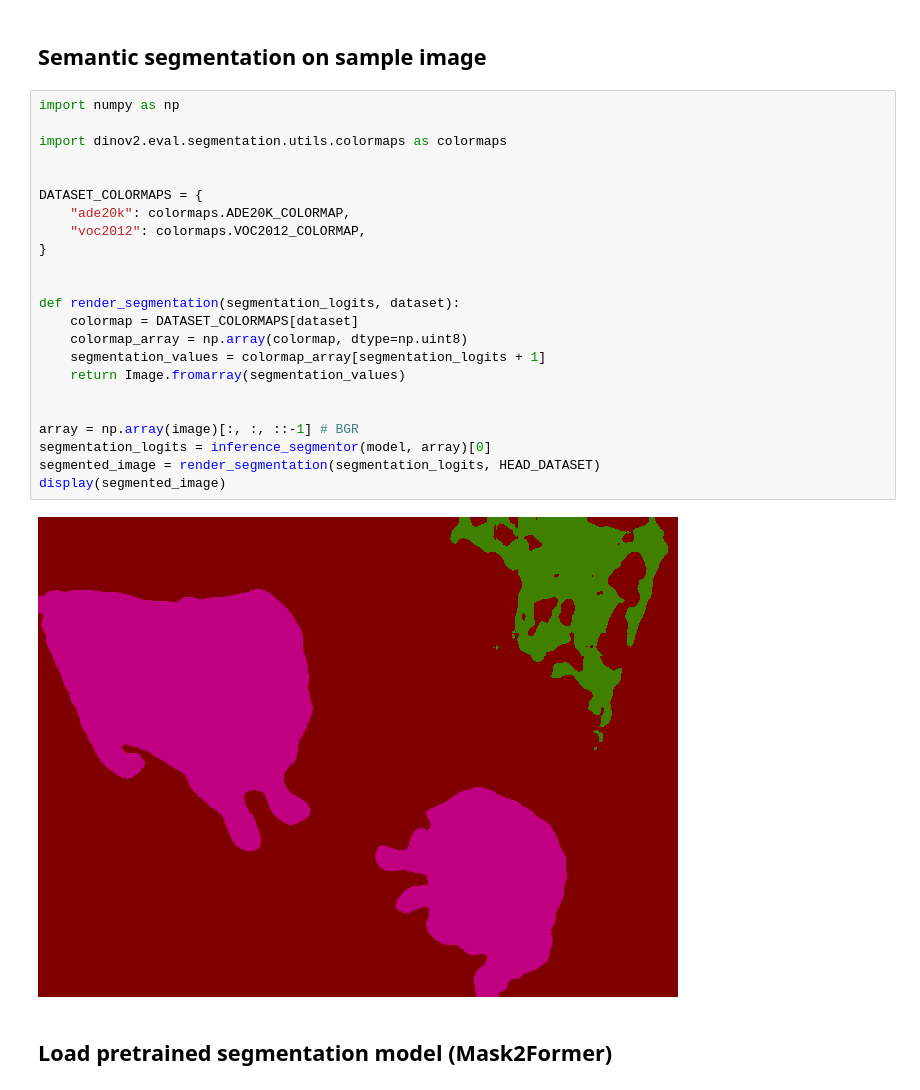
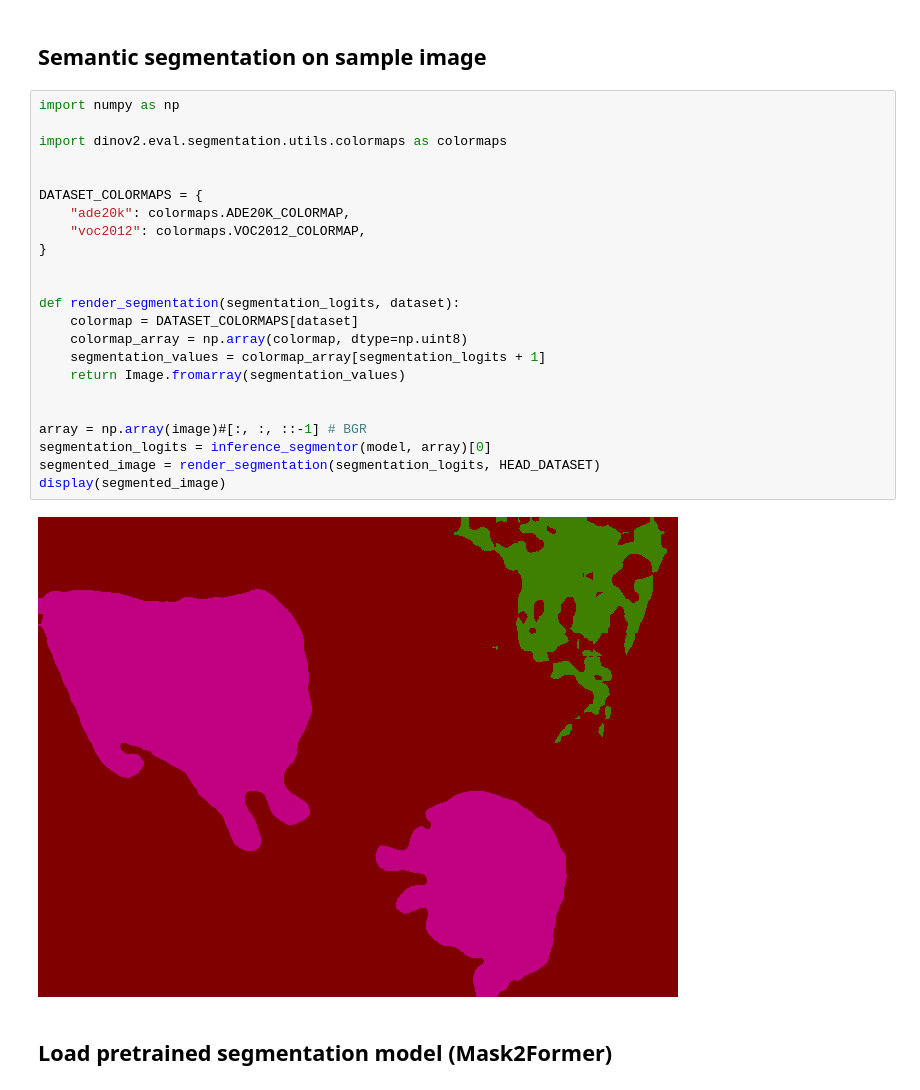
Before and after one commit to kerem-cekmeceli/Foundation-Models-for-Medical-Imagery, a Jupyter notebook: dinov2/semantic_segmentation.ipynb, the cells around one changed output. Cells and saved outputs as stored; diff of their text form.

```diff
--- a/dinov2/semantic_segmentation.ipynb
+++ b/dinov2/semantic_segmentation.ipynb
@@ -219,28 +219,28 @@ display(image)
 # %%
 import numpy as np
 
 import dinov2.eval.segmentation.utils.colormaps as colormaps
 
 
 DATASET_COLORMAPS = {
     "ade20k": colormaps.ADE20K_COLORMAP,
     "voc2012": colormaps.VOC2012_COLORMAP,
 }
 
 
 def render_segmentation(segmentation_logits, dataset):
     colormap = DATASET_COLORMAPS[dataset]
     colormap_array = np.array(colormap, dtype=np.uint8)
     segmentation_values = colormap_array[segmentation_logits + 1]
     return Image.fromarray(segmentation_values)
 
 
-array = np.array(image)[:, :, ::-1] # BGR
+array = np.array(image)#[:, :, ::-1] # BGR
 segmentation_logits = inference_segmentor(model, array)[0]
 segmented_image = render_segmentation(segmentation_logits, HEAD_DATASET)
 display(segmented_image)
 # %% [output]
-[figure, old version]
+[figure, new version]
 # %% [markdown]
 ## Load pretrained segmentation model (Mask2Former)
 # %%
```
Also changed, not shown: parts of 2 cells of this notebook, 22 other files.
